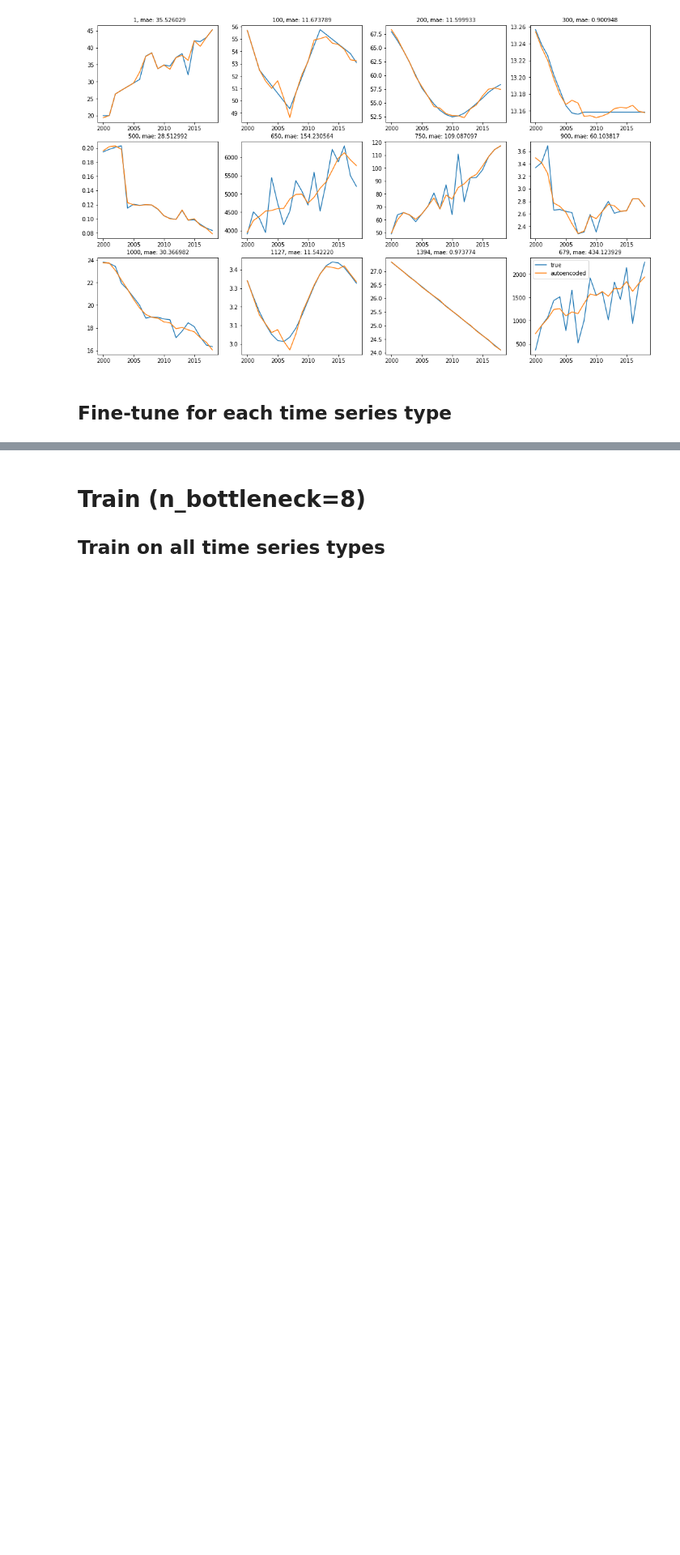
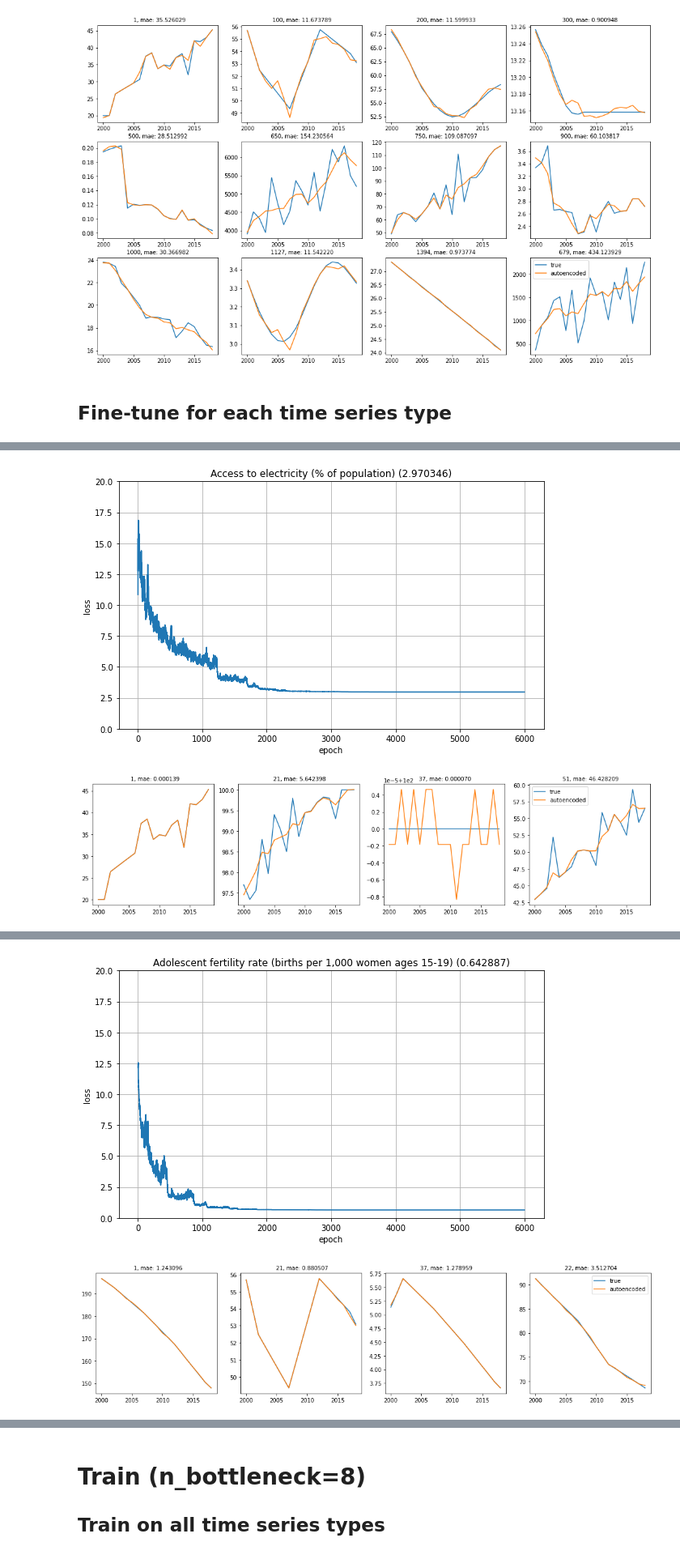
Before and after one commit to maciektr/worldbank_data_exploration, a Jupyter notebook: notebooks/feature_extraction/train_autoencoders.ipynb, the cells around one changed output, grey strips where cells are left out. Shown at 81% size. Drawn from its saved outputs; the diff is of its cells as text; code cells hidden in the pictures; blank space fills up the shorter version.

```diff
--- a/notebooks/feature_extraction/train_autoencoders.ipynb
+++ b/notebooks/feature_extraction/train_autoencoders.ipynb
@@ -150,7 +163,12 @@ def train_features(
 
 
 def eval_features(
-    n_bottleneck, autoencoder_all, show_lr=False, indices=[1, 21, 37], ymax=40
+    n_bottleneck,
+    autoencoder_all,
+    show_lr=False,
+    indices=[1, 21, 37],
+    ymax=40,
+    save=False,
 ):
     for feature, X in list(time_series_dict.items()):
         print(
@@ -171,7 +189,10 @@ def eval_features(
             f"Loss: {autoencoder.compile_and_evaluate(X):0.6f}. Before fine-tuning: {autoencoder_all.compile_and_evaluate(X):0.6f}"
         )
 
-        plot_history(autoencoder.history, feature, ymax=ymax)
+        save_path = None
+        if save:
+            save_path = f"plots/train/{n_bottleneck}/{feature}.pdf"
+        plot_history(autoencoder.history, feature, ymax=ymax, save_path=save_path)
         if show_lr:
             plot_history(
                 autoencoder.history,
@@ -180,6 +201,7 @@ def eval_features(
                 print_mae=False,
                 figsize=(6, 4),
             )
+
         plot_autoencoded(
             autoencoder, X, indices=indices, rows=1, cols=4, figsize=(18, 4)
         )
@@ -292,3 +321,4 @@ Loss: 0.642894. Before fine-tuning: 12.173044
 Loss: 0.866526. Before fine-tuning: 29.827448
 # %%
-# eval_features(N_BOTTLENECK, autoencoder_all, ymax=20, show_lr=False)
+eval_features(N_BOTTLENECK, autoencoder_all, ymax=20, show_lr=False, save=True)
+# %% [output]
@@ -294,0 +331,2 @@ Loss: 0.866526. Before fine-tuning: 29.827448
+[figure, added]
+[figure, added]
@@ -294,0 +339,2 @@ Loss: 0.866526. Before fine-tuning: 29.827448
+[figure, added]
+[figure, added]
```
Also changed, not shown: parts of 12 cells of this notebook, 2 other files.
